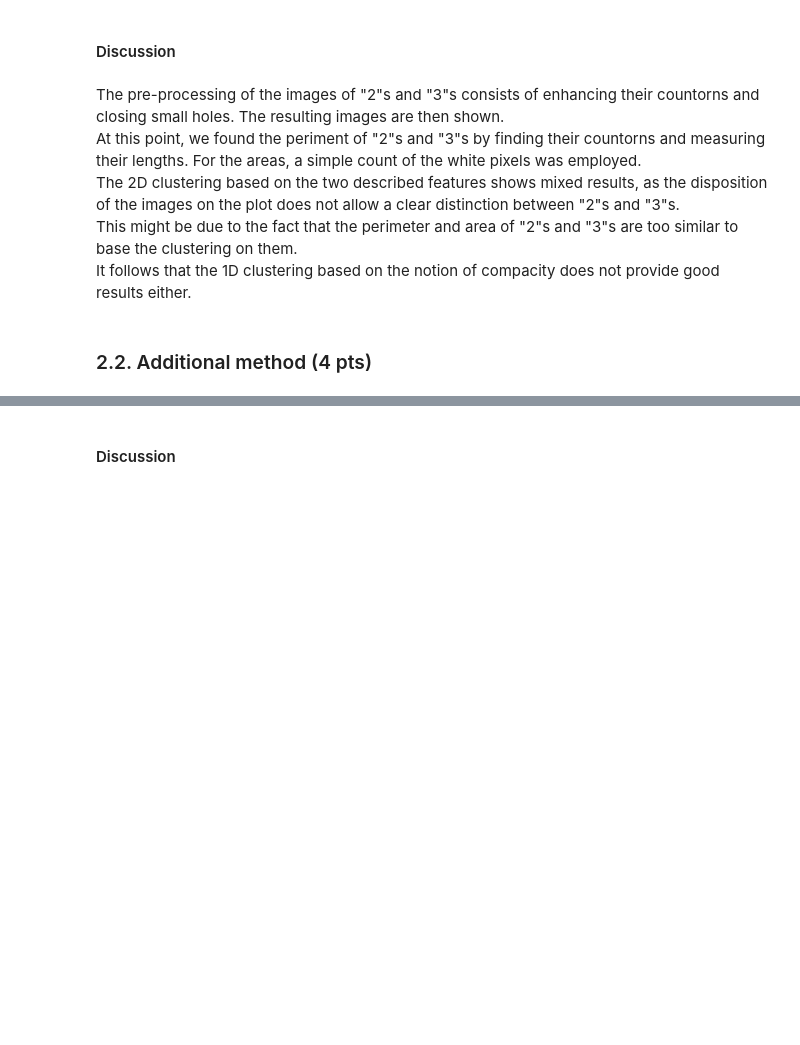
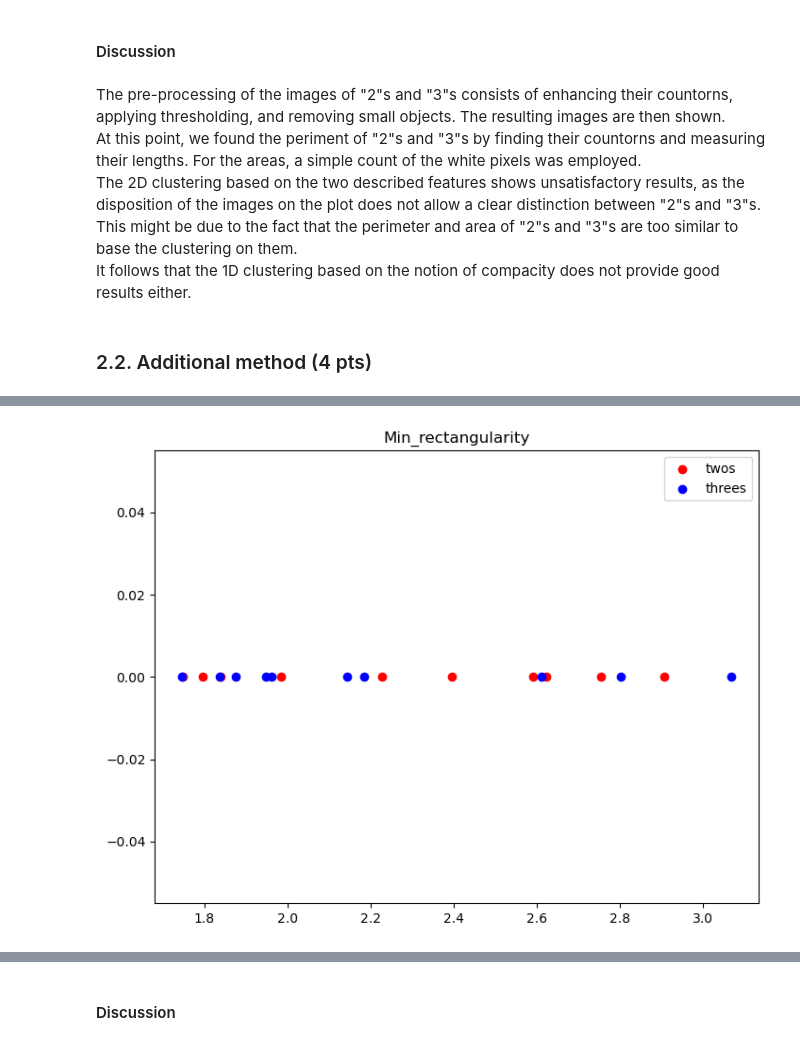
Before and after one commit to alessandrodalbesio/EPFL-image-analysis-and-pattern-recognition, a Jupyter notebook: lab_02_object_description.ipynb, the cells around one changed output, grey strips where cells are left out. Drawn from its saved outputs; the diff is of its cells as text; code cells hidden in the pictures; blank space fills up the shorter version.

```diff
--- a/lab_02_object_description.ipynb
+++ b/lab_02_object_description.ipynb
@@ -676,9 +682,9 @@ plt.show()
 # %% [markdown]
 ####  Discussion
 # %% [markdown]
-The pre-processing of the images of "2"s and "3"s consists of enhancing their countorns and closing small holes. The resulting images are then shown.\
+The pre-processing of the images of "2"s and "3"s consists of enhancing their countorns, applying thresholding, and removing small objects. The resulting images are then shown.\
 At this point, we found the periment of "2"s and "3"s by finding their countorns and measuring their lengths. For the areas, a simple count of the white pixels was employed.\
-The 2D clustering based on the two described features shows mixed results, as the disposition of the images on the plot does not allow a clear distinction between "2"s and "3"s.\
+The 2D clustering based on the two described features shows unsatisfactory results, as the disposition of the images on the plot does not allow a clear distinction between "2"s and "3"s.\
 This might be due to the fact that the perimeter and area of "2"s and "3"s are too similar to base the clustering on them.\
 It follows that the 1D clustering based on the notion of compacity does not provide good results either.
 # %% [markdown]
@@ -710,4 +716,31 @@ plt.title("Rectangularity")
 plt.show()
 # %% [output]
 [figure]
+# %%
+# Rectangularity: ratio between the area of the minimum-area bounding rectangle and the area of the image
+def get_min_rectangularity(img):
+    contour, _ = cv2.findContours(img, cv2.RETR_EXTERNAL, cv2.CHAIN_APPROX_NONE)
+    # Get bounding box
+    box = cv2.minAreaRect(contour[0])
+    # Get area of bounding box
+    area_bb = box[1][0] * box[1][1]
+    # Get area of image
+    area_img = get_area(img)
+    # Get rectangularity
+    rectangularity = area_bb / area_img
+    return rectangularity
+
+twos_rectangularity = [ get_min_rectangularity(twos_processed[i]) for i in range(len(twos_processed)) ]
+threes_rectangularity = [ get_min_rectangularity(threes_processed[i]) for i in range(len(threes_processed)) ]
+
+# Plot features for all images
+fig = plt.figure()
+ax = fig.add_axes([0,0,1,1])
+ax.scatter(twos_rectangularity, np.zeros(len(twos_rectangularity)), color='r', label='twos')
+ax.scatter(threes_rectangularity, np.zeros(len(threes_rectangularity)), color='b', label='threes')
+ax.legend(loc='best')
+plt.title("Min_rectangularity")
+plt.show()
+# %% [output]
+[figure, added]
 # %%
```
Also changed, not shown: parts of 23 cells of this notebook.
